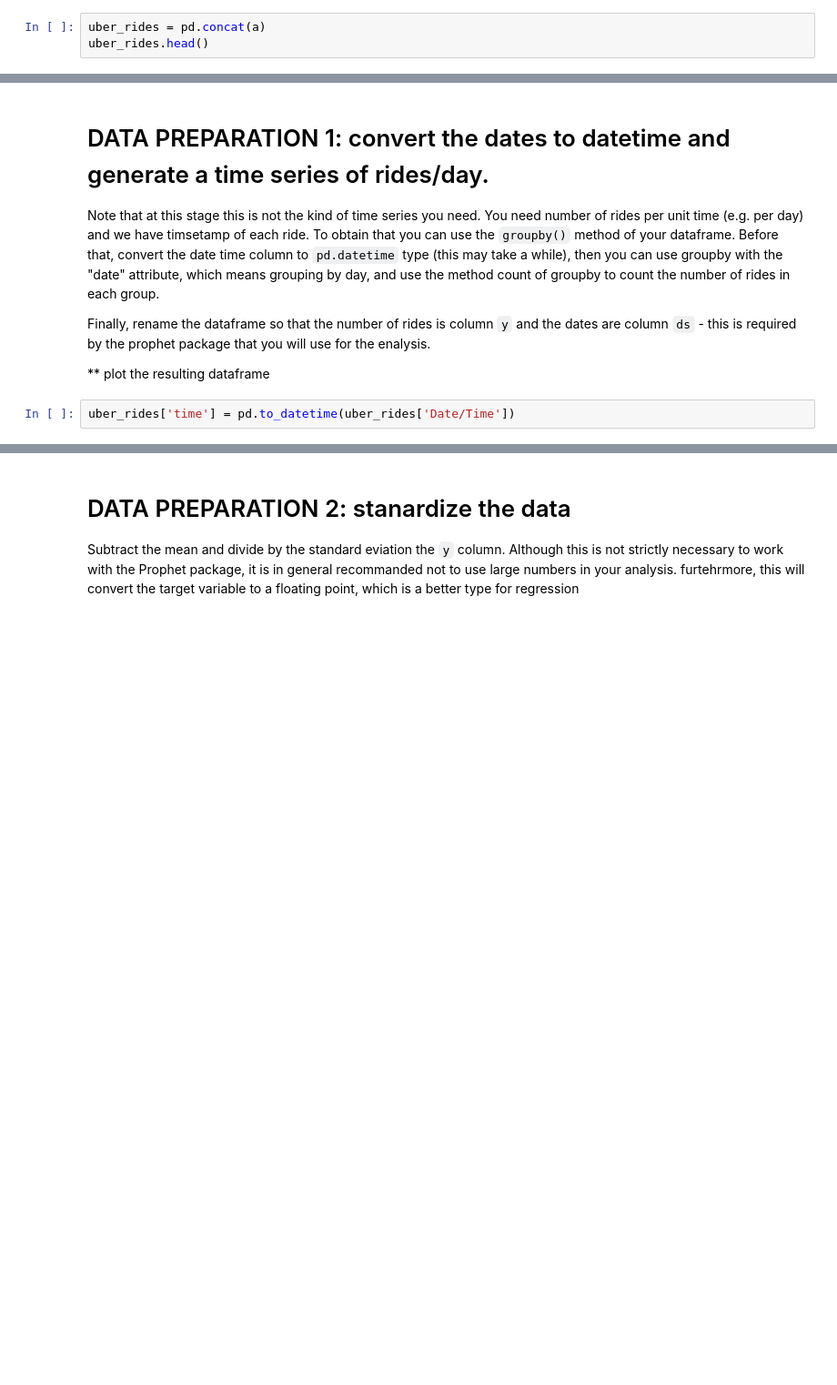
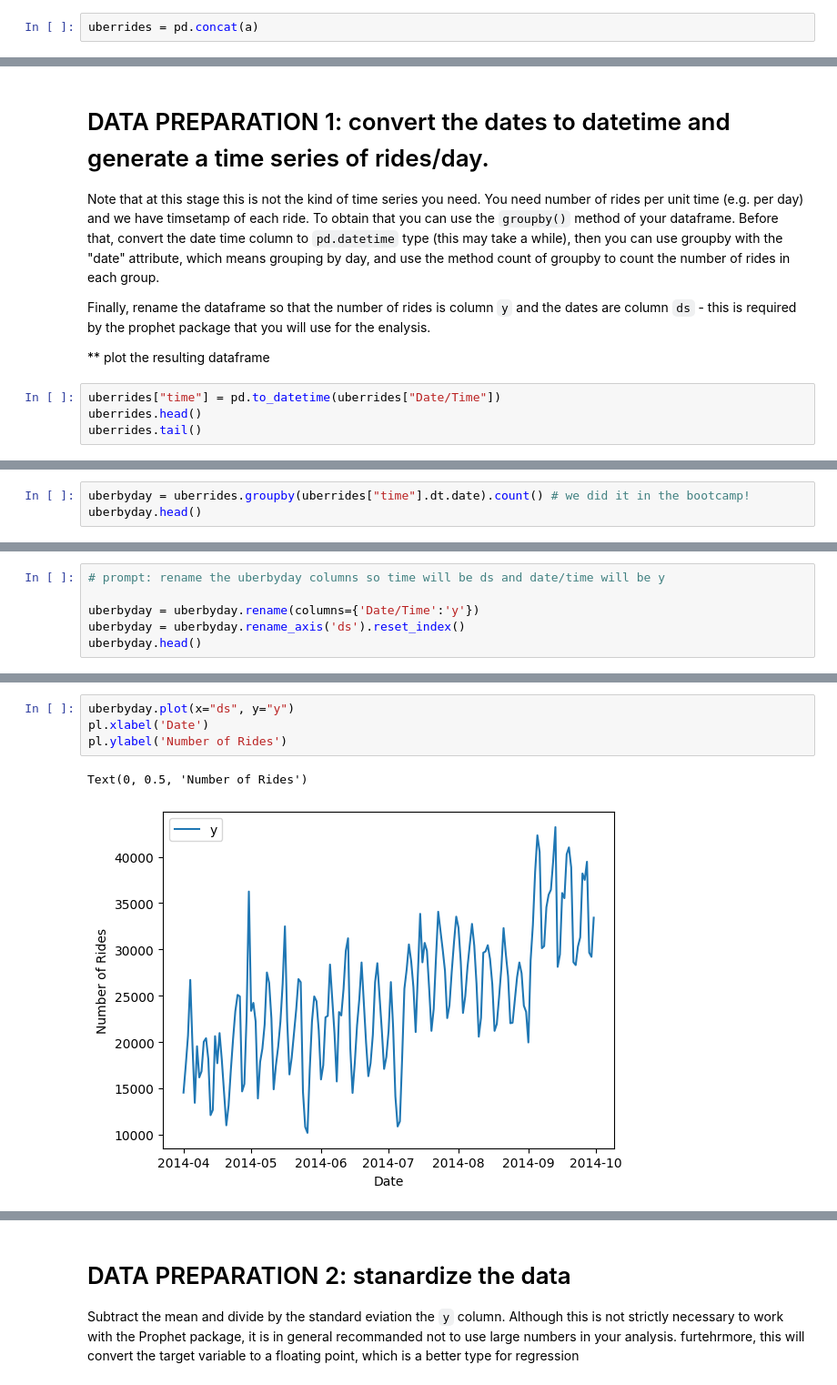
Before and after one commit to talhaMah56/MLTSA25_TMAHMOOD, a Jupyter notebook: HW3/berprophet_instructions.ipynb, the cells around one changed output, grey strips where cells are left out. Shown at 91% size. Cells and saved outputs as stored; diff of their text form; blank space fills up the shorter version.

```diff
--- a/HW3/berprophet_instructions.ipynb
+++ b/HW3/berprophet_instructions.ipynb
@@ -67,3 +63,2 @@ for mon in ['apr', 'may', 'jun', 'jul', 'aug', 'sep']:
 # %%
-uber_rides = pd.concat(a)
-uber_rides.head()
+uberrides = pd.concat(a)
@@ -83,4 +80,6 @@
 
 ** plot the resulting dataframe
 # %%
-uber_rides['time'] = pd.to_datetime(uber_rides['Date/Time'])
+uberrides["time"] = pd.to_datetime(uberrides["Date/Time"])
+uberrides.head()
+uberrides.tail()
@@ -98,0 +97,3 @@ uber_by_day.plot(x='ds', y='y', title='Daily Uber Rides', figsize=(6, 4))
+# %%
+uberbyday = uberrides.groupby(uberrides["time"].dt.date).count() # we did it in the bootcamp!
+uberbyday.head()
@@ -98,0 +125,6 @@ uber_by_day.plot(x='ds', y='y', title='Daily Uber Rides', figsize=(6, 4))
+# %%
+# prompt: rename the uberbyday columns so time will be ds and date/time will be y
+
+uberbyday = uberbyday.rename(columns={'Date/Time':'y'})
+uberbyday = uberbyday.rename_axis('ds').reset_index()
+uberbyday.head()
@@ -98,0 +138,7 @@ uber_by_day.plot(x='ds', y='y', title='Daily Uber Rides', figsize=(6, 4))
+# %%
+uberbyday.plot(x="ds", y="y")
+pl.xlabel('Date')
+pl.ylabel('Number of Rides')
+# %% [output]
+Text(0, 0.5, 'Number of Rides')
+[figure, added]
```
Also changed, not shown: parts of 42 cells of this notebook, 2 other files.
